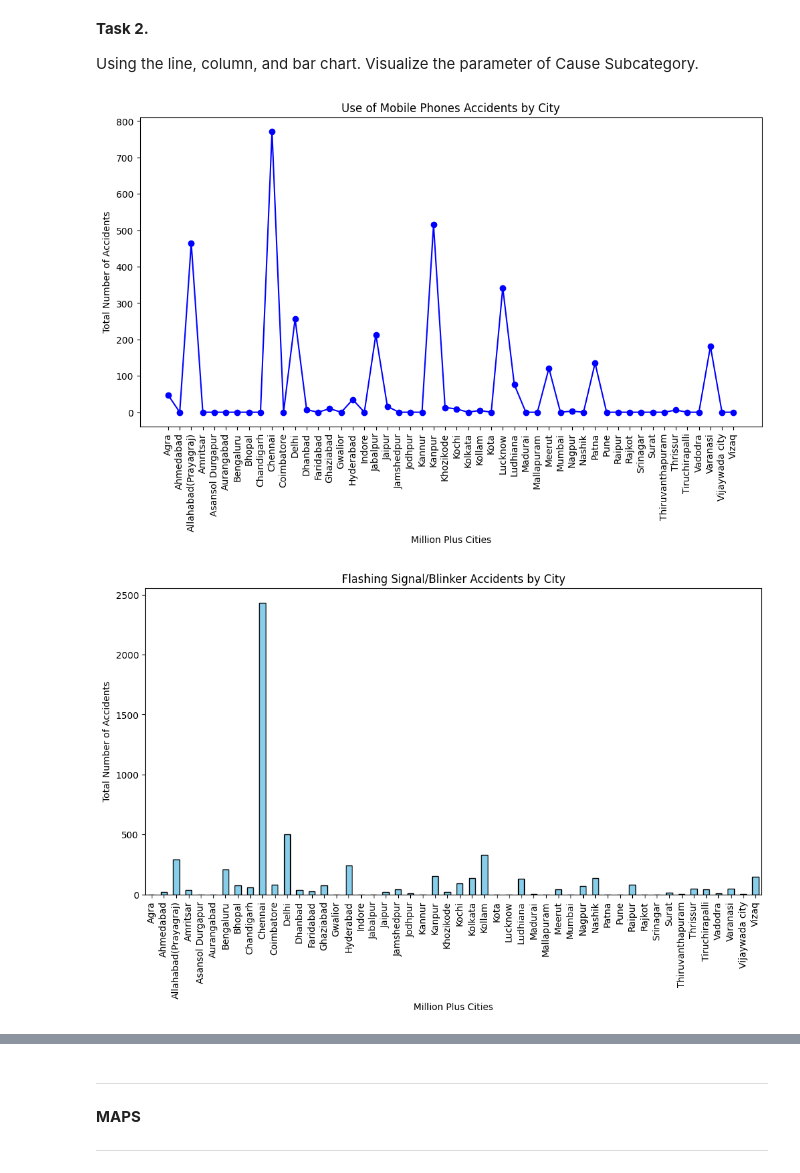
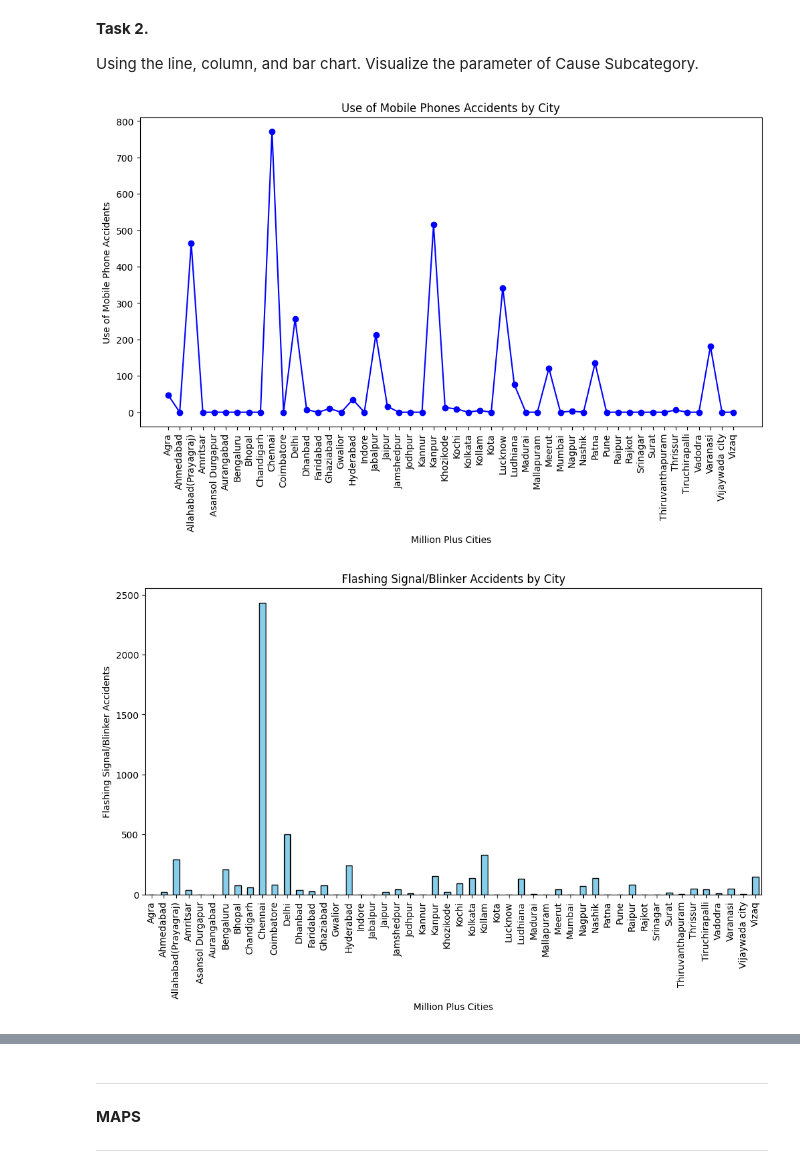
Before and after one commit to christopherfegalan/CPE031_Visualization_and_Data_Analysis, a Jupyter notebook: HoA6_Chart_Type_Fegalan.ipynb, the cells around one changed output, grey strips where cells are left out. Saved outputs shown, nothing was run; the diff lists cells and outputs as text; code cells hidden in the pictures.

```diff
--- a/HoA6_Chart_Type_Fegalan.ipynb
+++ b/HoA6_Chart_Type_Fegalan.ipynb
@@ -347,24 +347,24 @@ Using the line, column, and bar chart. Visualize the parameter of Cause Subcateg
 # %%
 #Line Chart
 # Filter only 'Use of Mobile Phone'
 accidents = df[df['Cause Subcategory'] == 'Use of Mobile Phone']
 
 city_trend = accidents.groupby('Million Plus Cities')['Count'].sum()
 
 plt.figure(figsize=(12, 6))
 plt.plot(city_trend.index, city_trend.values, marker='o', linestyle='-', color='blue')
 
 plt.title('Use of Mobile Phones Accidents by City')
 plt.xlabel('Million Plus Cities')
-plt.ylabel('Total Number of Accidents')
+plt.ylabel('Use of Mobile Phone Accidents')
 
 # Rotate x-axis labels for readability
 plt.xticks(rotation=90)
 
 # Show chart
 plt.show()
 # %% [output]
-[figure, old version]
+[figure, new version]
 # %%
 #Column Chart
 # Filter only 'Flashing Signal/Blinker'
@@ -380,7 +380,7 @@ city_counts.plot(kind='bar', color='skyblue', edgecolor='black')
 # Add labels and title
 plt.title('Flashing Signal/Blinker Accidents by City')
 plt.xlabel('Million Plus Cities')
-plt.ylabel('Total Number of Accidents')
+plt.ylabel('Flashing Signal/Blinker Accidents')
 
 # Rotate x-axis labels for readability
 plt.xticks(rotation=90)
@@ -388,7 +388,7 @@ plt.xticks(rotation=90)
 # Show chart
 plt.show()
 # %% [output]
-[figure, old version]
+[figure, new version]
 # %%
 #Bar Chart
 # Filter only 'Pedestrian'
```
Also changed, not shown: parts of 1 cell of this notebook.
